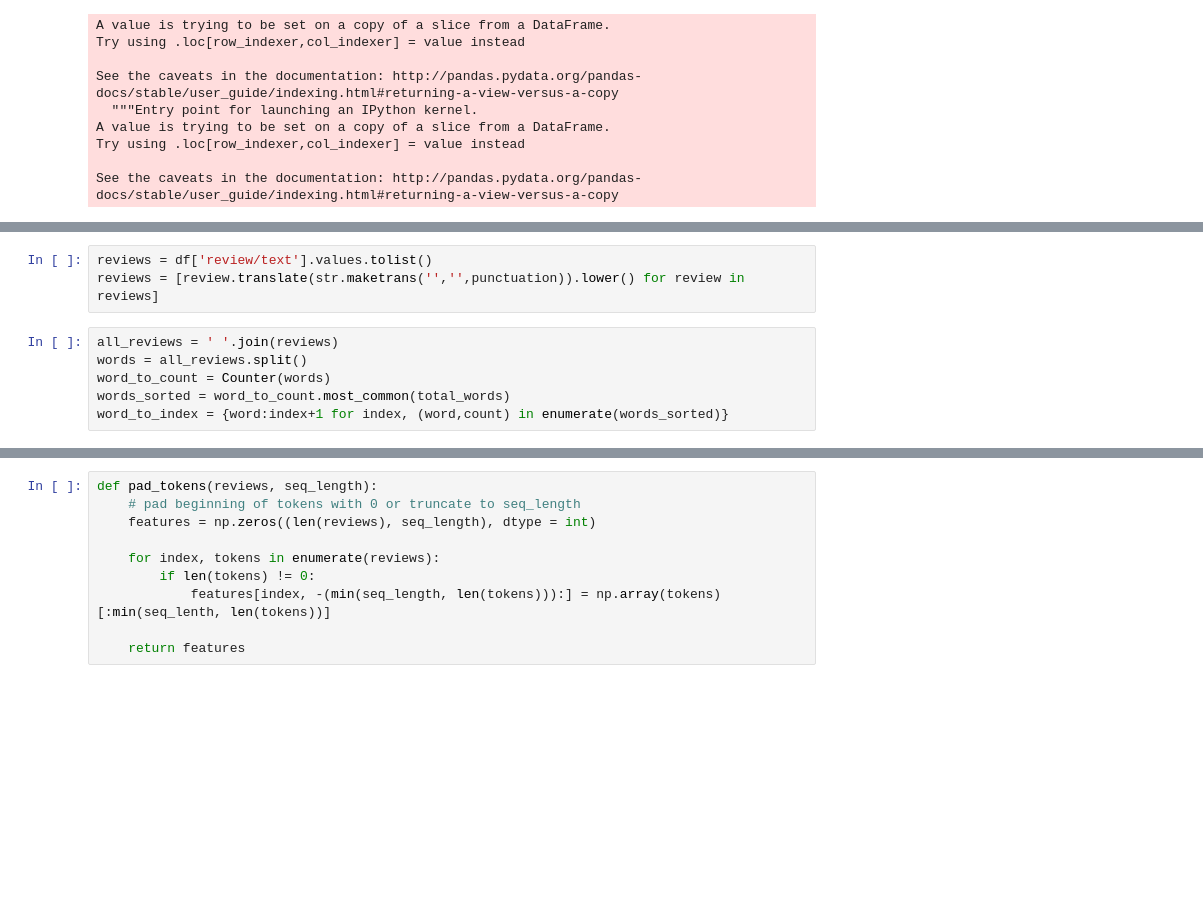
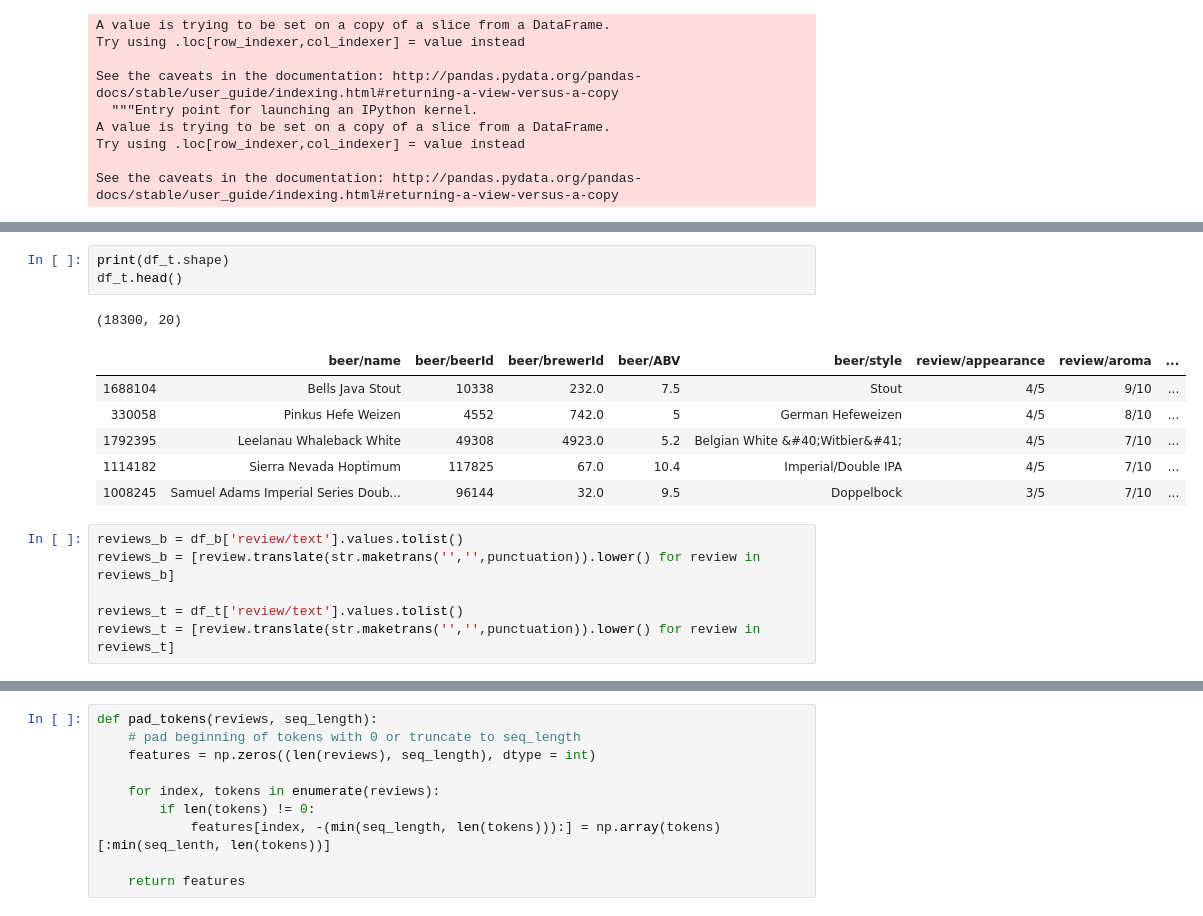
Before and after one commit to maxyuan6717/cpsc-482-code-project, a Jupyter notebook: Coding_Project.ipynb, the cells around one changed output, grey strips where cells are left out. Drawn from its saved outputs; the diff is of its cells as text; blank space fills up the shorter version.

```diff
--- a/Coding_Project.ipynb
+++ b/Coding_Project.ipynb
@@ -100,9 +127,17 @@ df.head()
+# %%
+print(df_t.shape)
+df_t.head()
+# %% [output]
+(18300, 20)
+|  | beer/name | beer/beerId | beer/brewerId | beer/ABV | beer/style | review/appearance | review/aroma | ... |
+| 1688104 | Bells Java Stout | 10338 | 232.0 | 7.5 | Stout | 4/5 | 9/10 | ... |
+| 330058 | Pinkus Hefe Weizen | 4552 | 742.0 | 5 | German Hefeweizen | 4/5 | 8/10 | ... |
+| 1792395 | Leelanau Whaleback White | 49308 | 4923.0 | 5.2 | Belgian White &#40;Witbier&#41; | 4/5 | 7/10 | ... |
+| 1114182 | Sierra Nevada Hoptimum | 117825 | 67.0 | 10.4 | Imperial/Double IPA | 4/5 | 7/10 | ... |
+| 1008245 | Samuel Adams Imperial Series Doub... | 96144 | 32.0 | 9.5 | Doppelbock | 3/5 | 7/10 | ... |
 # %%
-reviews = df['review/text'].values.tolist()
-reviews = [review.translate(str.maketrans('','',punctuation)).lower() for review in reviews]
+reviews_b = df_b['review/text'].values.tolist()
+reviews_b = [review.translate(str.maketrans('','',punctuation)).lower() for review in reviews_b]
+
+reviews_t = df_t['review/text'].values.tolist()
+reviews_t = [review.translate(str.maketrans('','',punctuation)).lower() for review in reviews_t]
-# %%
-all_reviews = ' '.join(reviews)
-words = all_reviews.split()
-word_to_count = Counter(words)
-words_sorted = word_to_count.most_common(total_words)
-word_to_index = {word:index+1 for index, (word,count) in enumerate(words_sorted)}
```
Also changed, not shown: parts of 27 cells of this notebook.
